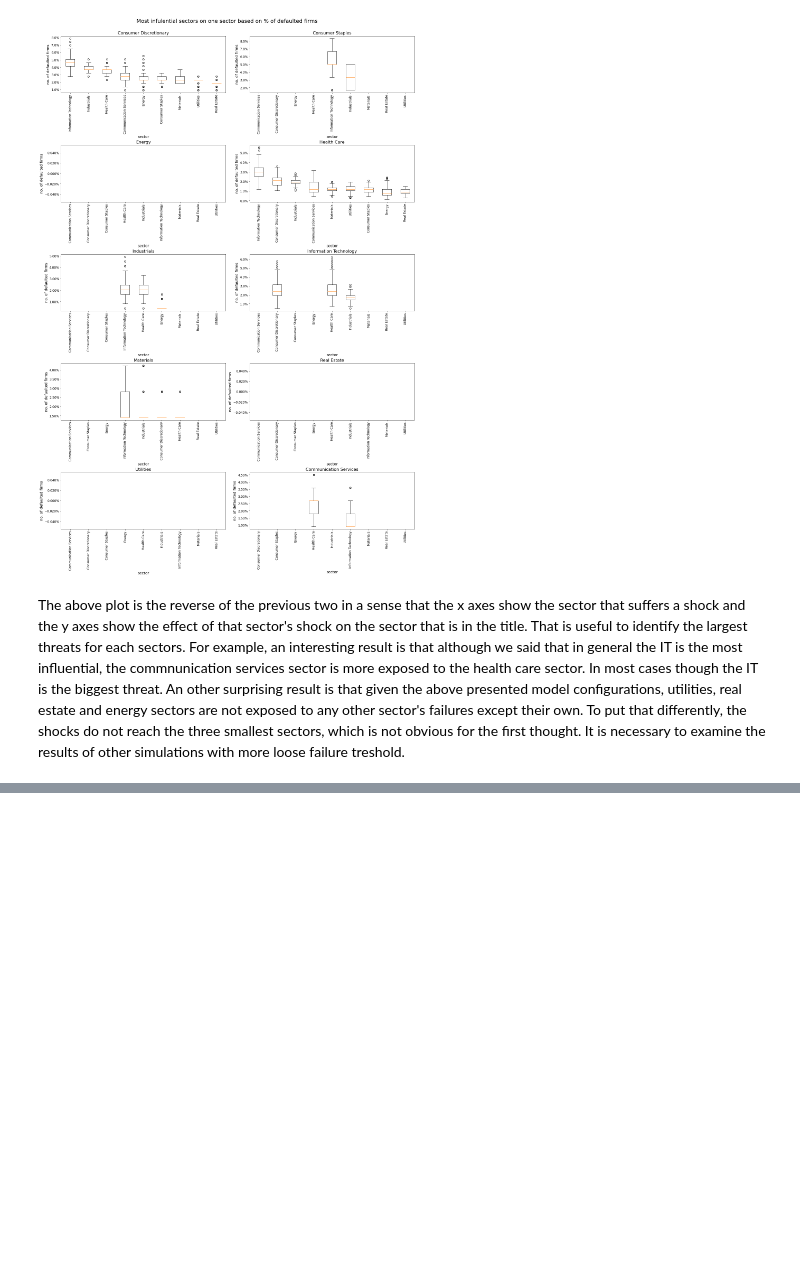
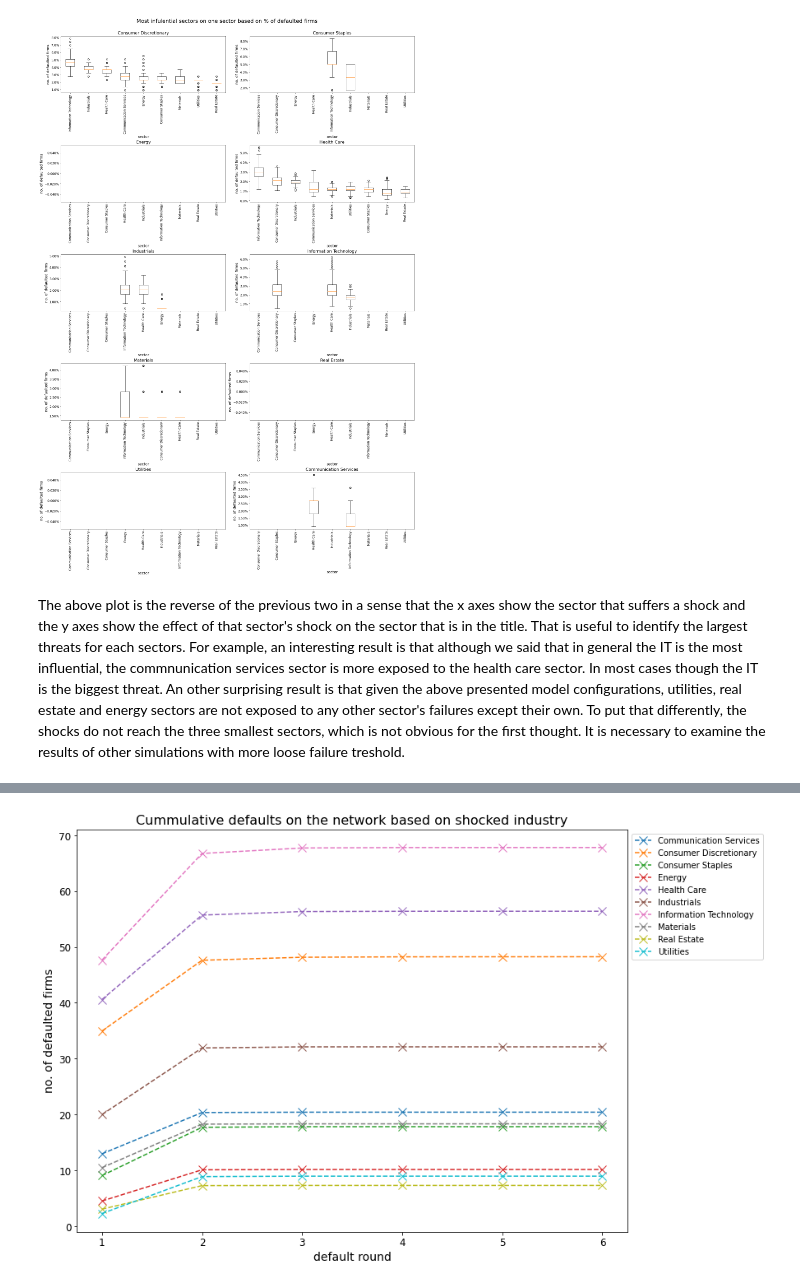
Before and after one commit to pibence/thesis_sector_analysis_on_ownership_networks, a Jupyter notebook: plot_shocks.ipynb, the cells around one changed output, grey strips where cells are left out. Cells and saved outputs as stored; diff of their text form; code cells hidden in the pictures; blank space fills up the shorter version.

```diff
--- a/plot_shocks.ipynb
+++ b/plot_shocks.ipynb
@@ -54,0 +70,4 @@ The above plot is the reverse of the previous two in a sense that the x axes sho
+# %%
+fig = plot_cummulative_defaults(sectors_dict2)
+# %% [output]
+[figure, added]
```
Also changed, not shown: parts of 21 cells of this notebook, 1 other file.
